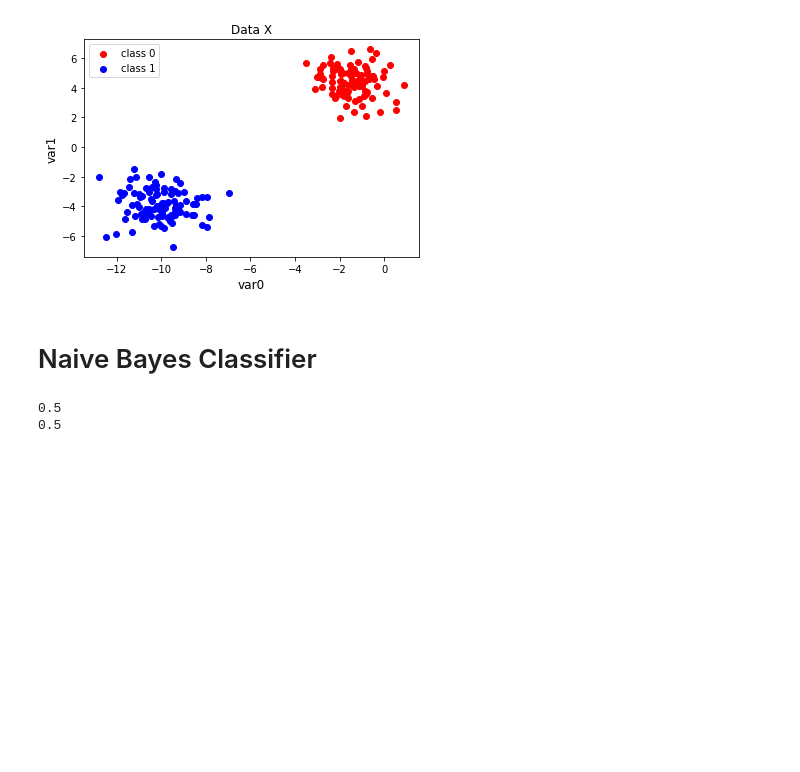
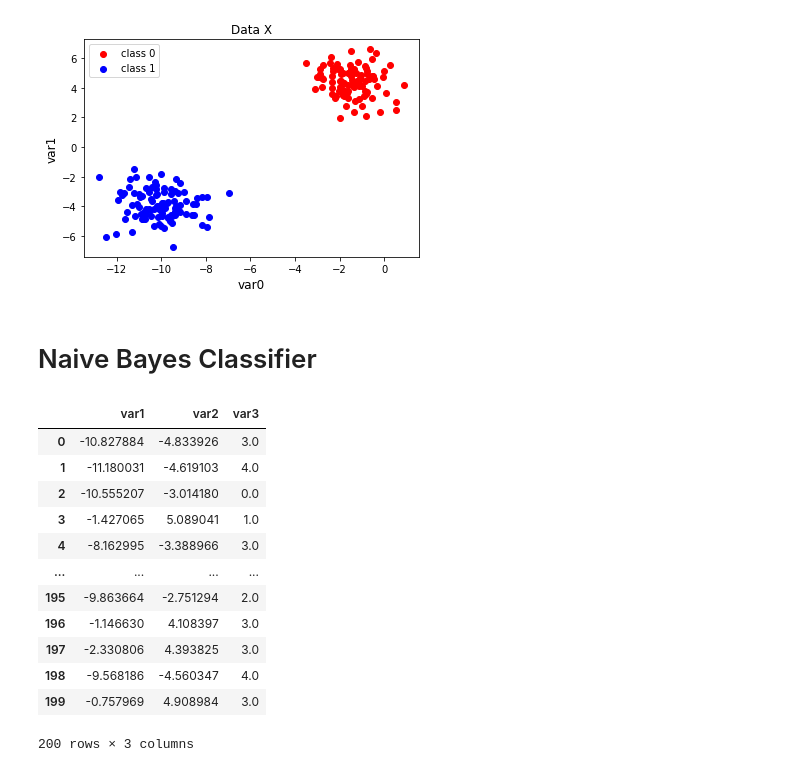
Before and after one commit to HladkyiIvan/BayesClassifiers, a Jupyter notebook: NB_Classifier.ipynb, the cells around one changed output. Drawn from its saved outputs; the diff is of its cells as text; code cells hidden in the pictures; blank space fills up the shorter version.

```diff
--- a/NB_Classifier.ipynb
+++ b/NB_Classifier.ipynb
@@ -153,7 +172,17 @@ __categorical_threshold = round(np.sqrt(__data_len * 0.5)) # empirical formula
-# %%
-for cl in __classes:
-    print(np.sum(data_y.values == cl) / __data_len)
-# %% [output]
-0.5
-0.5
+# %%
+data_X
+# %% [output]
+|  | var1 | var2 | var3 |
+| 0 | -10.827884 | -4.833926 | 3.0 |
+| 1 | -11.180031 | -4.619103 | 4.0 |
+| 2 | -10.555207 | -3.014180 | 0.0 |
+| 3 | -1.427065 | 5.089041 | 1.0 |
+| 4 | -8.162995 | -3.388966 | 3.0 |
+| ... | ... | ... | ... |
+| 195 | -9.863664 | -2.751294 | 2.0 |
+| 196 | -1.146630 | 4.108397 | 3.0 |
+| 197 | -2.330806 | 4.393825 | 3.0 |
+| 198 | -9.568186 | -4.560347 | 4.0 |
+| 199 | -0.757969 | 4.908984 | 3.0 |
+200 rows × 3 columns
 # %%
```
Also changed, not shown: parts of 16 cells of this notebook, 1 other file.
